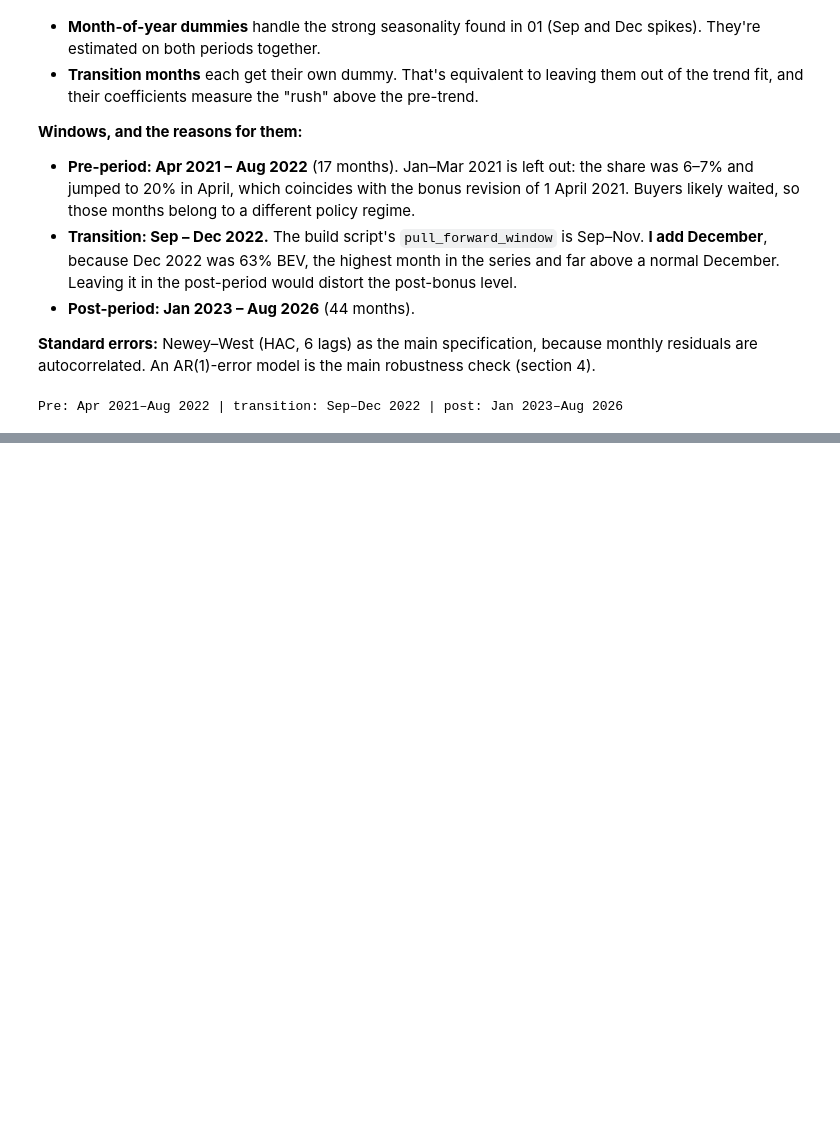
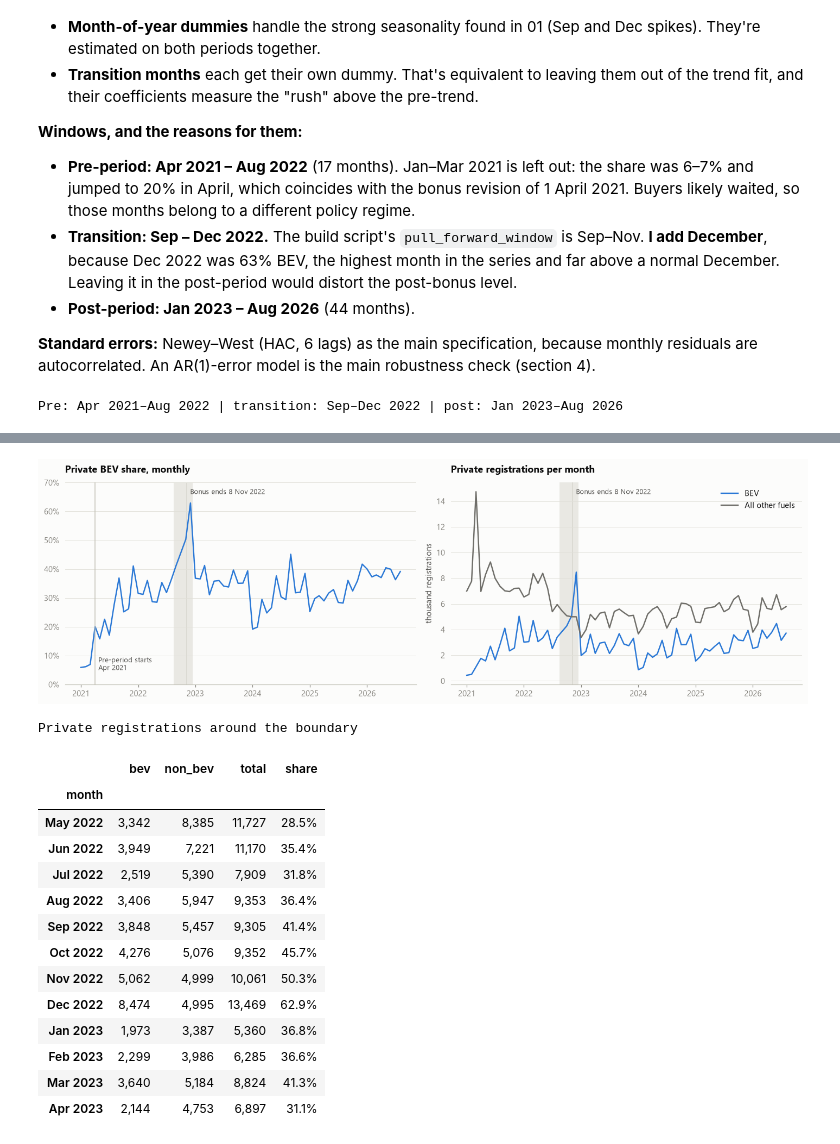
Before and after one commit to suv999/sweden-ev-adoption, a Jupyter notebook: notebooks/03_policy.ipynb, the cells around one changed output, grey strips where cells are left out. Saved outputs shown, nothing was run; the diff lists cells and outputs as text; code cells hidden in the pictures; blank space fills up the shorter version.

```diff
--- a/notebooks/03_policy.ipynb
+++ b/notebooks/03_policy.ipynb
@@ -70,0 +75,44 @@ Pre: Apr 2021–Aug 2022 | transition: Sep–Dec 2022 | post: Jan 2023–Aug 202
+# %%
+fig, axes = plt.subplots(1, 2, figsize=(13, 4.2))
+for ax in axes:
+    ax.axvspan(TRANS[0] - pd.Timedelta(days=15), TRANS[-1] + pd.Timedelta(days=15), color=GRID, alpha=0.7, lw=0)
+    viz.mark_bonus(ax)
+ax = axes[0]
+ax.plot(pv.index, pv.share, color=BLUE, lw=1.6)
+ax.axvline(START, color=AXIS, lw=1)
+ax.annotate("Pre-period starts\nApr 2021", (START, 0.05), xytext=(4, 0), textcoords="offset points", fontsize=8.5, color=INK2)
+ax.yaxis.set_major_formatter(PCT)
+ax.set_ylim(0, 0.7)
+ax.set_title("Private BEV share, monthly")
+ax = axes[1]
+ax.plot(pv.index, pv.bev / 1000, color=BLUE, lw=1.6, label="BEV")
+ax.plot(pv.index, (pv.total - pv.bev) / 1000, color=GREY_DARK, lw=1.6, label="All other fuels")
+ax.set_ylabel("thousand registrations")
+ax.set_title("Private registrations per month")
+ax.legend(loc="upper right")
+fig.tight_layout()
+viz.save(fig, "03_boundary_raw", FIGS)
+plt.show()
+
+win = pv.loc["2022-05":"2023-04"].copy()
+win["non_bev"] = win.total - win.bev
+win.index = win.index.strftime("%b %Y")
+win[["bev", "non_bev", "total", "share"]].style.format({"bev": "{:,.0f}", "non_bev": "{:,.0f}", "total": "{:,.0f}",
+                                                       "share": "{:.1%}"}).set_caption("Private registrations around the boundary")
+# %% [output]
+[figure, added]
+Private registrations around the boundary
+|  | bev | non_bev | total | share |
+| month |  |  |  |  |
+| May 2022 | 3,342 | 8,385 | 11,727 | 28.5% |
+| Jun 2022 | 3,949 | 7,221 | 11,170 | 35.4% |
+| Jul 2022 | 2,519 | 5,390 | 7,909 | 31.8% |
+| Aug 2022 | 3,406 | 5,947 | 9,353 | 36.4% |
+| Sep 2022 | 3,848 | 5,457 | 9,305 | 41.4% |
+| Oct 2022 | 4,276 | 5,076 | 9,352 | 45.7% |
+| Nov 2022 | 5,062 | 4,999 | 10,061 | 50.3% |
+| Dec 2022 | 8,474 | 4,995 | 13,469 | 62.9% |
+| Jan 2023 | 1,973 | 3,387 | 5,360 | 36.8% |
+| Feb 2023 | 2,299 | 3,986 | 6,285 | 36.6% |
+| Mar 2023 | 3,640 | 5,184 | 8,824 | 41.3% |
+| Apr 2023 | 2,144 | 4,753 | 6,897 | 31.1% |
```
Also changed, not shown: parts of 2 cells of this notebook, 1 other file.
